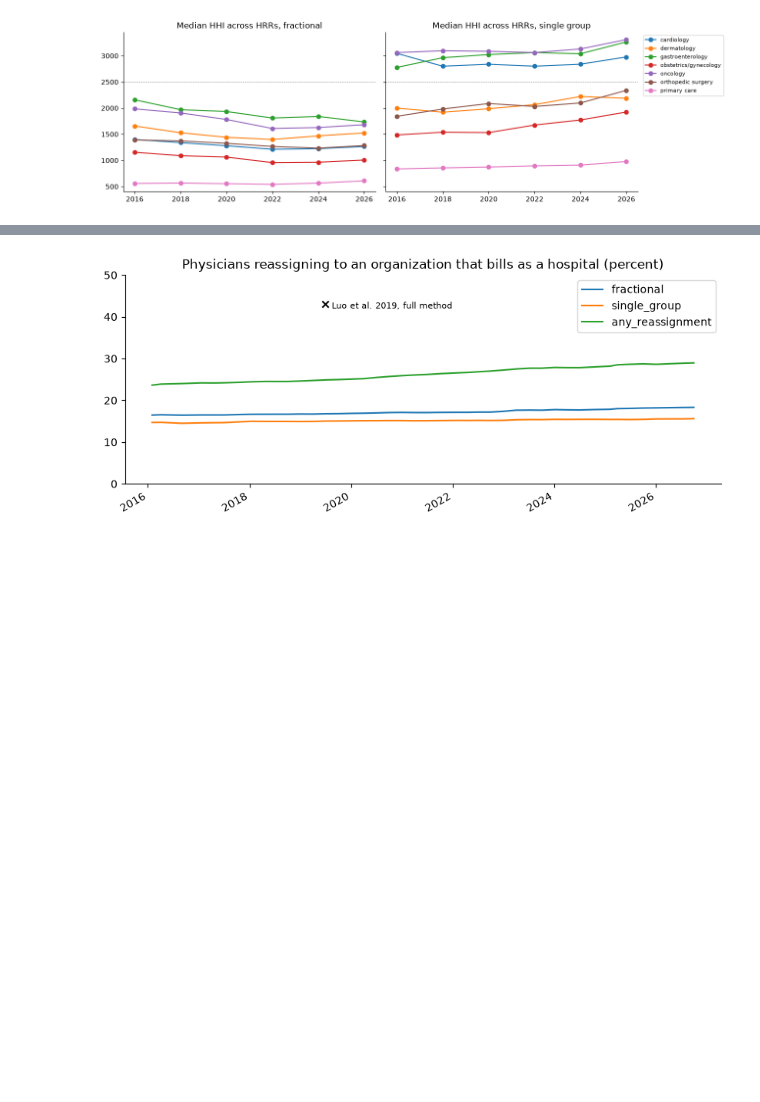
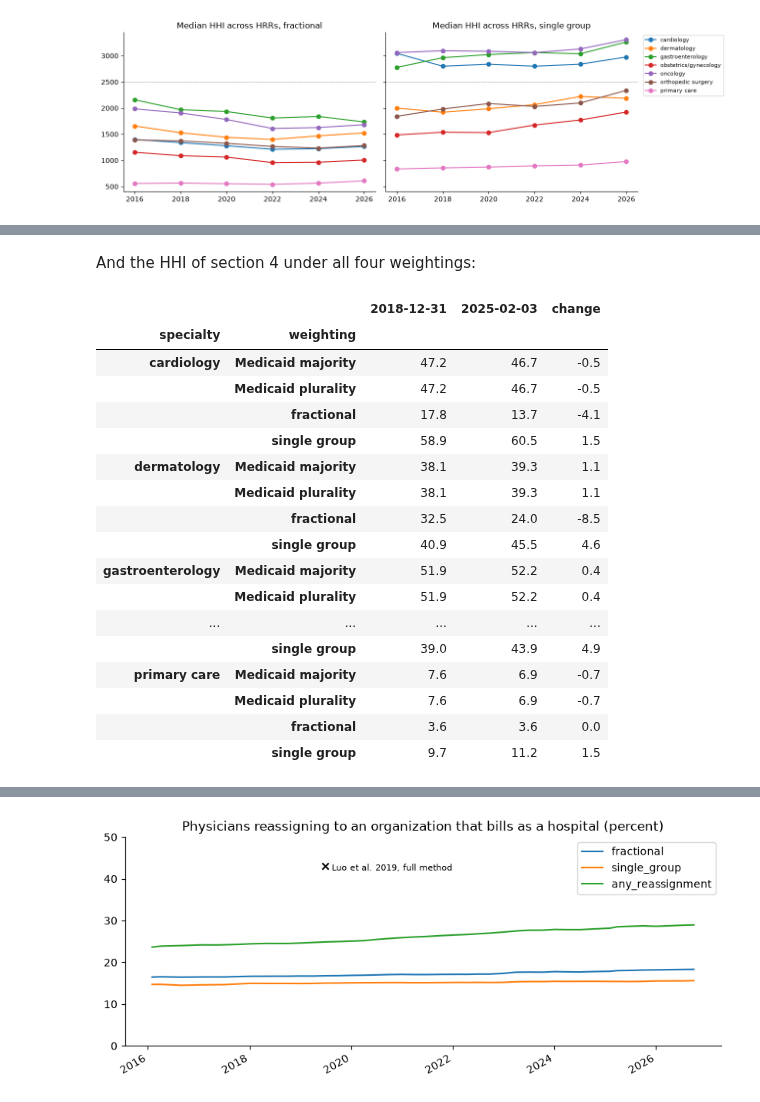
Before and after one commit to nathansutton/healthcare-ledger, a Jupyter notebook: research/provider-networks/provider_networks.ipynb, the cells around one changed output, grey strips where cells are left out. Cells and saved outputs as stored; diff of their text form; code cells hidden in the pictures; blank space fills up the shorter version.

```diff
--- a/research/provider-networks/provider_networks.ipynb
+++ b/research/provider-networks/provider_networks.ipynb
@@ -334,0 +482,44 @@ Luo et al. (2024) call a physician vertically integrated when they bill primaril
+# %% [markdown]
+And the HHI of section 4 under all four weightings:
+# %%
+con.execute("""
+CREATE TABLE weighted_hhi AS
+WITH m AS (
+    SELECT e.as_of_date, e.weighting, h.hrr, s.specialty, e.organization_pac_id, sum(e.wt) AS physicians
+    FROM weighted_edge e
+    JOIN physician_specialty s ON s.as_of_date = e.as_of_date AND s.pac_id = e.practitioner_pac_id
+    JOIN hrr h ON h.zip5 = s.practice_zip5
+    WHERE s.specialty IS NOT NULL
+    GROUP BY ALL)
+SELECT as_of_date, weighting, hrr, specialty, sum(physicians) AS physicians,
+       sum(power(100 * physicians, 2)) / power(sum(physicians), 2) AS hhi
+FROM m GROUP BY ALL
+""")
+whhi = con.sql("""
+SELECT as_of_date, weighting, specialty, 100 * avg(CAST(hhi > 2500 AS INTEGER)) AS pct_highly_concentrated, median(hhi) AS median_hhi
+FROM weighted_hhi GROUP BY ALL ORDER BY ALL
+""").df()
+first, last = whhi.as_of_date.min(), whhi.as_of_date.max()
+change = whhi[whhi.as_of_date.isin([first, last])].pivot(index=["specialty", "weighting"], columns="as_of_date", values="pct_highly_concentrated")
+change.columns = [str(c.date()) for c in change.columns]
+change["change"] = change.iloc[:, 1] - change.iloc[:, 0]
+change.round(1)
+# %% [output]
+|  |  | 2018-12-31 | 2025-02-03 | change |
+| specialty | weighting |  |  |  |
+| cardiology | Medicaid majority | 47.2 | 46.7 | -0.5 |
+|  | Medicaid plurality | 47.2 | 46.7 | -0.5 |
+|  | fractional | 17.8 | 13.7 | -4.1 |
+|  | single group | 58.9 | 60.5 | 1.5 |
+| dermatology | Medicaid majority | 38.1 | 39.3 | 1.1 |
+|  | Medicaid plurality | 38.1 | 39.3 | 1.1 |
+|  | fractional | 32.5 | 24.0 | -8.5 |
+|  | single group | 40.9 | 45.5 | 4.6 |
+| gastroenterology | Medicaid majority | 51.9 | 52.2 | 0.4 |
+|  | Medicaid plurality | 51.9 | 52.2 | 0.4 |
+| ... | ... | ... | ... | ... |
+|  | single group | 39.0 | 43.9 | 4.9 |
+| primary care | Medicaid majority | 7.6 | 6.9 | -0.7 |
+|  | Medicaid plurality | 7.6 | 6.9 | -0.7 |
+|  | fractional | 3.6 | 3.6 | 0.0 |
+|  | single group | 9.7 | 11.2 | 1.5 |
```
Also changed, not shown: parts of 12 cells of this notebook, 4 other files.
